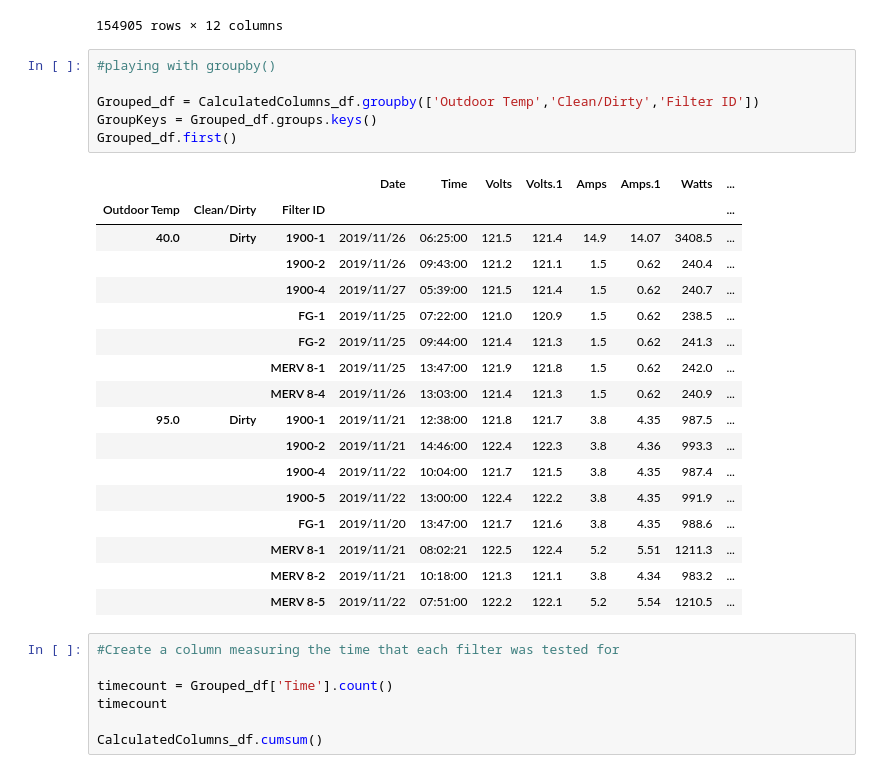
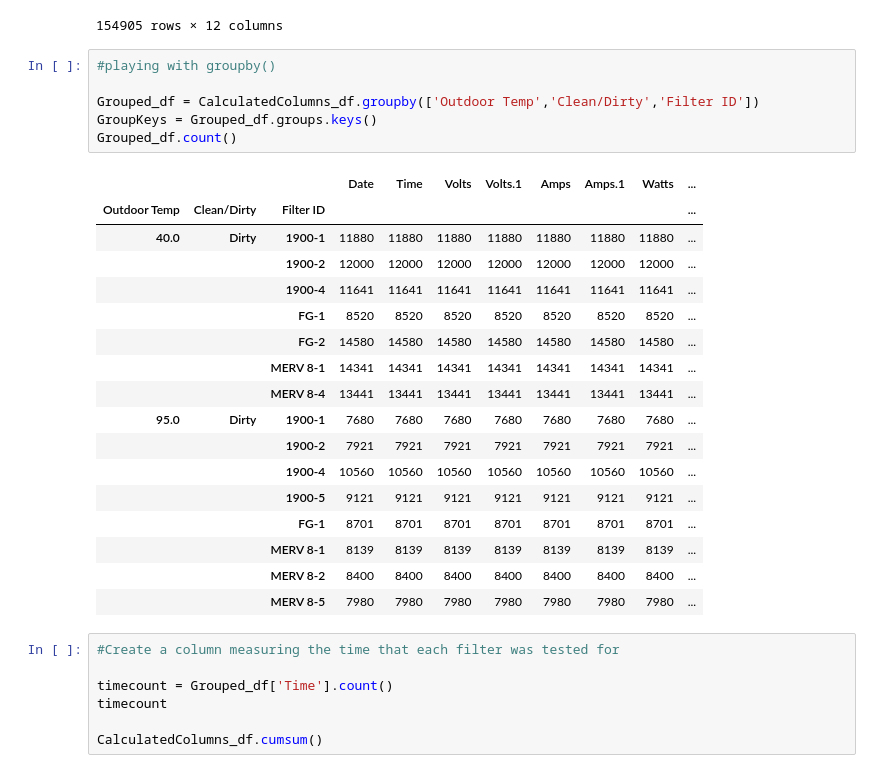
Before and after one commit to abbylemon/HighEfficientFilterEnergyTest, a Jupyter notebook: AnalyzeFilterData.ipynb, the cells around one changed output. Cells and saved outputs as stored; diff of their text form.

```diff
--- a/AnalyzeFilterData.ipynb
+++ b/AnalyzeFilterData.ipynb
@@ -152,27 +152,27 @@ CalculatedColumns_df
 # %%
 #playing with groupby()
 
 Grouped_df = CalculatedColumns_df.groupby(['Outdoor Temp','Clean/Dirty','Filter ID'])
 GroupKeys = Grouped_df.groups.keys()
-Grouped_df.first()
+Grouped_df.count()
 # %% [output]
 |  |  |  | Date | Time | Volts | Volts.1 | Amps | Amps.1 | Watts | ... |
 | Outdoor Temp | Clean/Dirty | Filter ID |  |  |  |  |  |  |  | ... |
-| 40.0 | Dirty | 1900-1 | 2019/11/26 | 06:25:00 | 121.5 | 121.4 | 14.9 | 14.07 | 3408.5 | ... |
-|  |  | 1900-2 | 2019/11/26 | 09:43:00 | 121.2 | 121.1 | 1.5 | 0.62 | 240.4 | ... |
-|  |  | 1900-4 | 2019/11/27 | 05:39:00 | 121.5 | 121.4 | 1.5 | 0.62 | 240.7 | ... |
-|  |  | FG-1 | 2019/11/25 | 07:22:00 | 121.0 | 120.9 | 1.5 | 0.62 | 238.5 | ... |
-|  |  | FG-2 | 2019/11/25 | 09:44:00 | 121.4 | 121.3 | 1.5 | 0.62 | 241.3 | ... |
-|  |  | MERV 8-1 | 2019/11/25 | 13:47:00 | 121.9 | 121.8 | 1.5 | 0.62 | 242.0 | ... |
-|  |  | MERV 8-4 | 2019/11/26 | 13:03:00 | 121.4 | 121.3 | 1.5 | 0.62 | 240.9 | ... |
-| 95.0 | Dirty | 1900-1 | 2019/11/21 | 12:38:00 | 121.8 | 121.7 | 3.8 | 4.35 | 987.5 | ... |
-|  |  | 1900-2 | 2019/11/21 | 14:46:00 | 122.4 | 122.3 | 3.8 | 4.36 | 993.3 | ... |
-|  |  | 1900-4 | 2019/11/22 | 10:04:00 | 121.7 | 121.5 | 3.8 | 4.35 | 987.4 | ... |
-|  |  | 1900-5 | 2019/11/22 | 13:00:00 | 122.4 | 122.2 | 3.8 | 4.35 | 991.9 | ... |
-|  |  | FG-1 | 2019/11/20 | 13:47:00 | 121.7 | 121.6 | 3.8 | 4.35 | 988.6 | ... |
-|  |  | MERV 8-1 | 2019/11/21 | 08:02:21 | 122.5 | 122.4 | 5.2 | 5.51 | 1211.3 | ... |
-|  |  | MERV 8-2 | 2019/11/21 | 10:18:00 | 121.3 | 121.1 | 3.8 | 4.34 | 983.2 | ... |
-|  |  | MERV 8-5 | 2019/11/22 | 07:51:00 | 122.2 | 122.1 | 5.2 | 5.54 | 1210.5 | ... |
+| 40.0 | Dirty | 1900-1 | 11880 | 11880 | 11880 | 11880 | 11880 | 11880 | 11880 | ... |
+|  |  | 1900-2 | 12000 | 12000 | 12000 | 12000 | 12000 | 12000 | 12000 | ... |
+|  |  | 1900-4 | 11641 | 11641 | 11641 | 11641 | 11641 | 11641 | 11641 | ... |
+|  |  | FG-1 | 8520 | 8520 | 8520 | 8520 | 8520 | 8520 | 8520 | ... |
+|  |  | FG-2 | 14580 | 14580 | 14580 | 14580 | 14580 | 14580 | 14580 | ... |
+|  |  | MERV 8-1 | 14341 | 14341 | 14341 | 14341 | 14341 | 14341 | 14341 | ... |
+|  |  | MERV 8-4 | 13441 | 13441 | 13441 | 13441 | 13441 | 13441 | 13441 | ... |
+| 95.0 | Dirty | 1900-1 | 7680 | 7680 | 7680 | 7680 | 7680 | 7680 | 7680 | ... |
+|  |  | 1900-2 | 7921 | 7921 | 7921 | 7921 | 7921 | 7921 | 7921 | ... |
+|  |  | 1900-4 | 10560 | 10560 | 10560 | 10560 | 10560 | 10560 | 10560 | ... |
+|  |  | 1900-5 | 9121 | 9121 | 9121 | 9121 | 9121 | 9121 | 9121 | ... |
+|  |  | FG-1 | 8701 | 8701 | 8701 | 8701 | 8701 | 8701 | 8701 | ... |
+|  |  | MERV 8-1 | 8139 | 8139 | 8139 | 8139 | 8139 | 8139 | 8139 | ... |
+|  |  | MERV 8-2 | 8400 | 8400 | 8400 | 8400 | 8400 | 8400 | 8400 | ... |
+|  |  | MERV 8-5 | 7980 | 7980 | 7980 | 7980 | 7980 | 7980 | 7980 | ... |
 # %%
 #Create a column measuring the time that each filter was tested for
 
```
